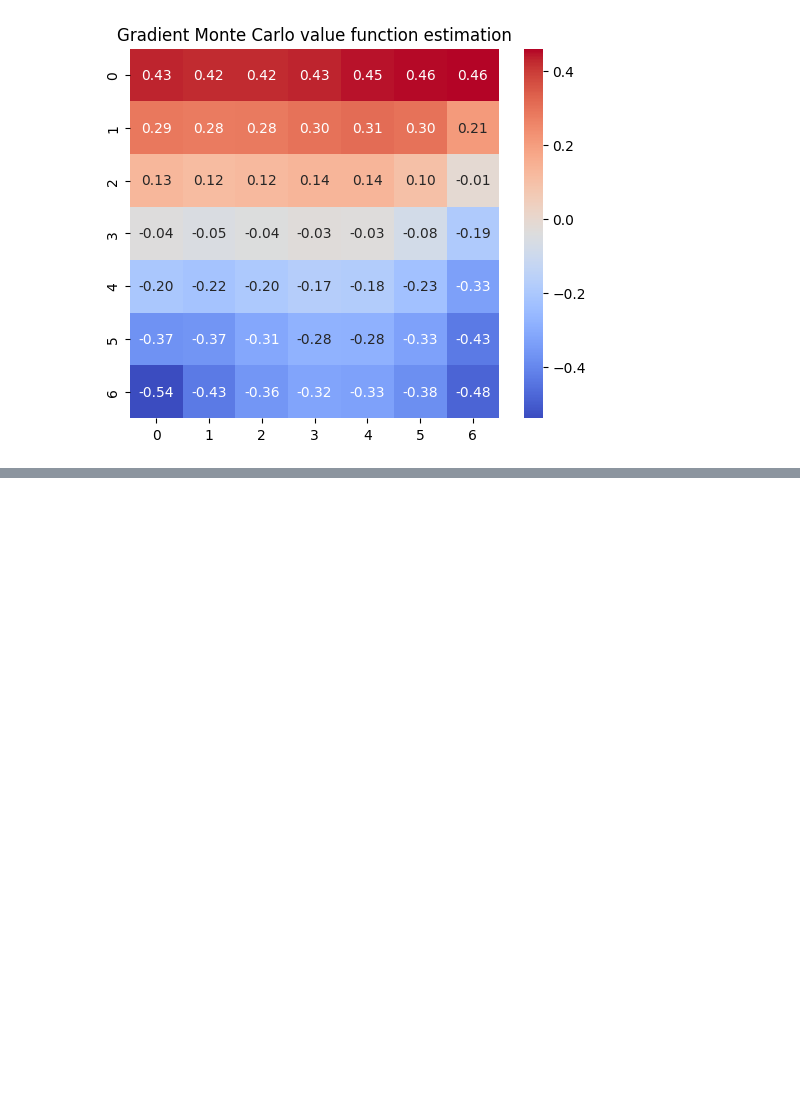
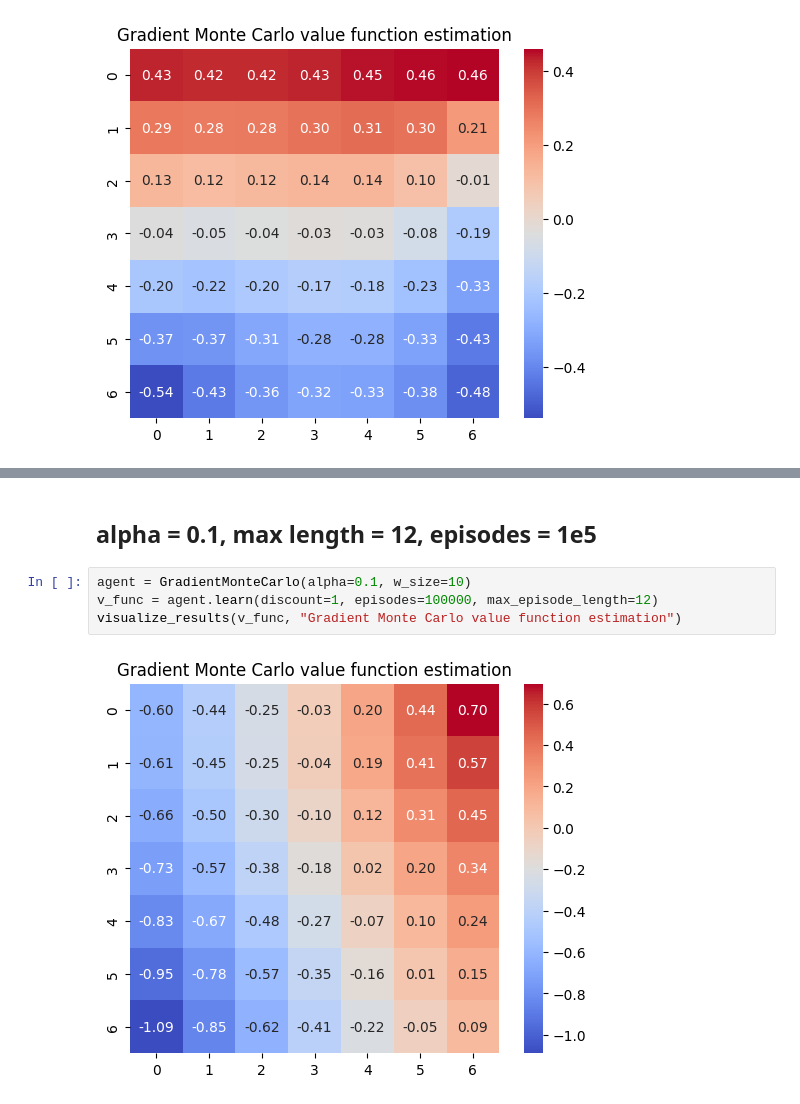
Before and after one commit to P-A-D/RL_Assignment_3, a Jupyter notebook: Runs2.ipynb, the cells around one changed output, grey strips where cells are left out. Drawn from its saved outputs; the diff is of its cells as text; blank space fills up the shorter version.

```diff
--- a/Runs2.ipynb
+++ b/Runs2.ipynb
@@ -51,0 +57,8 @@ visualize_results(v_func, "Gradient Monte Carlo value function estimation")
+# %% [markdown]
+## alpha = 0.1, max length = 12, episodes = 1e5
+# %%
+agent = GradientMonteCarlo(alpha=0.1, w_size=10)
+v_func = agent.learn(discount=1, episodes=100000, max_episode_length=12)
+visualize_results(v_func, "Gradient Monte Carlo value function estimation")
+# %% [output]
+[figure, added]
```
Also changed, not shown: parts of 58 cells of this notebook, 3 other files.
